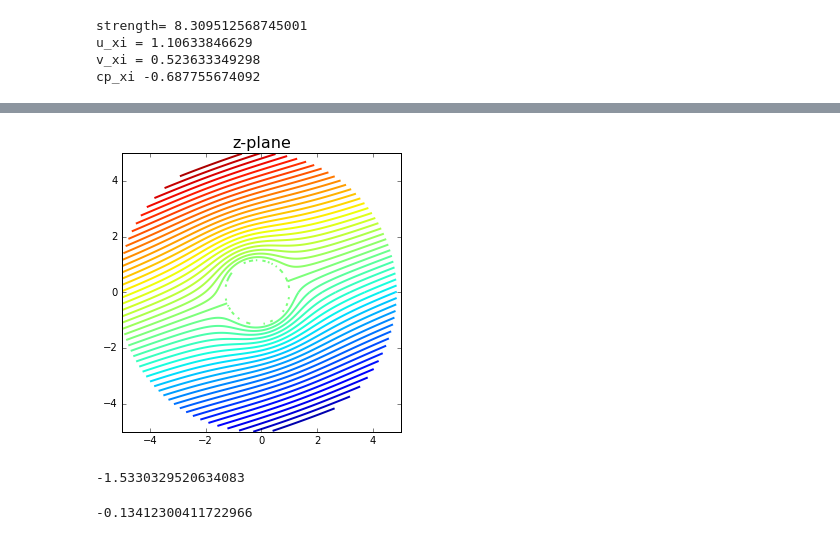
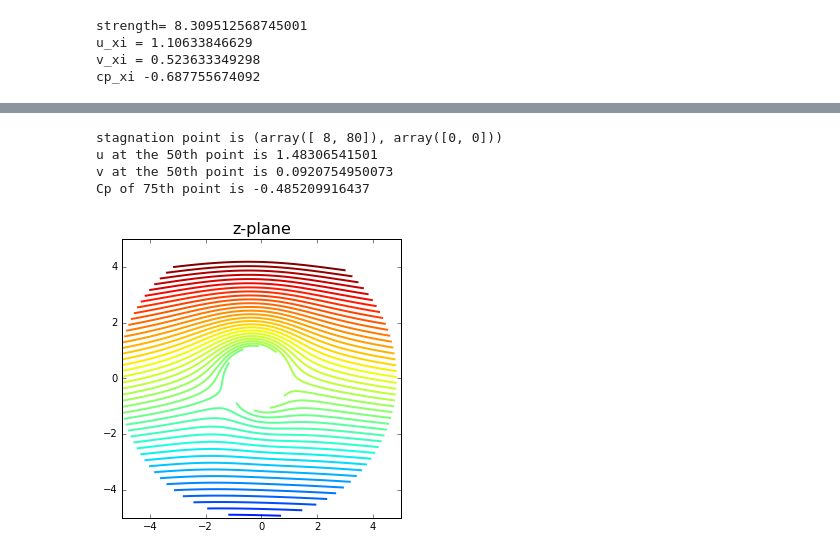
Before and after one commit to wangze233/MAE6226, a Jupyter notebook: Assignment_2.ipynb, the cells around one changed output, grey strips where cells are left out. Drawn from its saved outputs; the diff is of its cells as text; code cells hidden in the pictures.

```diff
--- a/Assignment_2.ipynb
+++ b/Assignment_2.ipynb
@@ -265,0 +284,11 @@ def get_stream_function_doublet_2(strength, xd_2, yd_2, X_2, Y_2):
+# %%
+# Exercise 5 basic parameter
+x_c, y_c, R, c=-0.15, 0, 1.15, 1
+N_r, N_theta=100,145
+r=numpy.linspace(R,5,N_r)
+theta=numpy.linspace(0,2*math.pi,N_theta)
+r_grid,theta_grid=numpy.meshgrid(r,theta)
+X=r_grid*numpy.cos(theta_grid)+x_c
+Y=r_grid*numpy.sin(theta_grid)+y_c
+xd=x_c
+yd=y_c
@@ -266,32 +404,55 @@ def get_stream_function_doublet_2(strength, xd_2, yd_2, X_2, Y_2):
+# %%
+# Exercise 5
+print('stagnation point is',numpy.where(cp_xi==1))
+print('u at the 50th point is',u_xi_1[49,0])
+print('v at the 50th point is',v_xi_1[49,0])
+print('Cp of 75th point is',cp_xi[74,0])
+# %% [output]
+stagnation point is (array([ 8, 80]), array([0, 0]))
+u at the 50th point is 1.48306541501
+v at the 50th point is 0.0920754950073
+Cp of 75th point is -0.485209916437
+# %%
+# Exercise 6 define functions
+def get_velocity_vortex(gamma, x_vortex_2, y_vortex_2, X_2, Y_2):
+    u_vortex_2 = + gamma/(2*math.pi)*(Y_2-y_vortex_2)\
+    /((X_2-x_vortex_2)**2+(Y_2-y_vortex_2)**2)
+    v_vortex_2 = - gamma/(2*math.pi)*(X_2-x_vortex_2)/\
+    ((X_2-x_vortex_2)**2+(Y_2-y_vortex_2)**2)
+    return u_vortex_2, v_vortex_2
+
+def get_stream_function_vortex(gamma, x_vortex_2, y_vortex_2, X_2, Y_2):
+    psi_vortex_2 = gamma/(4*math.pi)*numpy.log((X_2-x_vortex_2)\
+                                             **2+(Y_2-y_vortex_2)**2)
+    return psi_vortex_2
+# %%
+# Exercise 6 basic parameter
+theta_v=2*math.pi/144*80
+gamma=4*math.pi*R*numpy.sin(-theta_v)
+x_vortex_2=numpy.cos(theta_v)*R+x_c
+y_vortex_2=numpy.sin(theta_v)*R+y_c
 # %%
-# Exercise 5
+# Exercise 6 plot the streamline
 AoA=20/180*math.pi
 X_2=(X-x_c)*numpy.cos(AoA)+(Y-y_c)*numpy.sin(AoA)
 Y_2=-(X-x_c)*numpy.sin(AoA)+(Y-y_c)*numpy.cos(AoA)
 xd_2,yd_2=0,0
 
-#calculate  stream fucntion
+#calculate stream fucntion in z-plane
 u_inf_2=1
 psi_freestream_2= u_inf_2 * Y_2
-
 strength= R**2*2*math.pi*u_inf_2
+psi_doublet_2=get_stream_function_doublet_2(strength, xd_2, yd_2, X_2, Y_2)
+psi_vortex = get_stream_function_vortex(gamma, x_vortex, y_vortex, X_2, Y_2)
 psi_d=get_stream_function_doublet_2(strength, xd_2, yd_2, X_2, Y_2)
-psi=psi_d+psi_freestream_2
+psi = psi_freestream + psi_d + psi_vortex
 
 #plot the z-plane
 pyplot.figure(figsize=(5,5))
 pyplot.title('z-plane',fontsize=16)
 pyplot.xlim(-5,5)
 pyplot.ylim(-5,5)
 pyplot.contour(X,Y,psi,levels = numpy.linspace(-5,5,51),\
                linewidths=2,linestyles='solid');
 # %% [output]
-[figure, old version]
+[figure, new version]
-# %%
-X_2[10,10]
-# %% [output]
--1.5330329520634083
-# %%
-Y_2[10,10]
-# %% [output]
--0.13412300411722966
```
Also changed, not shown: parts of 7 cells of this notebook.
